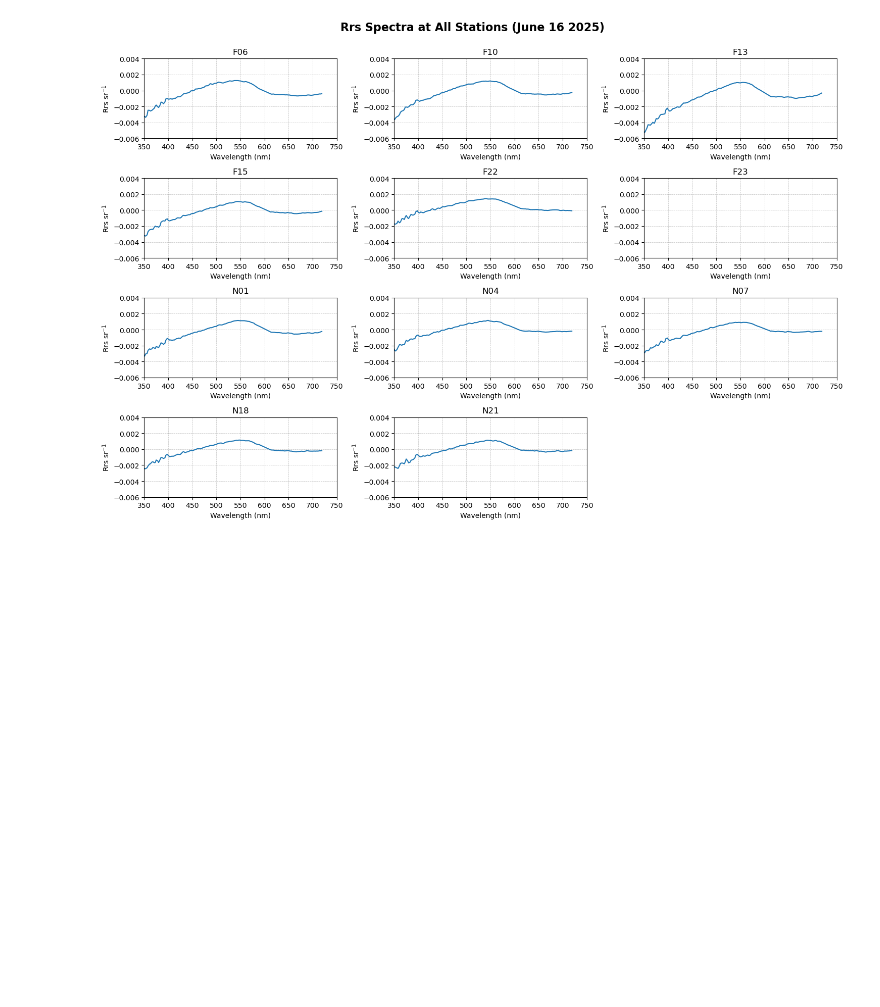
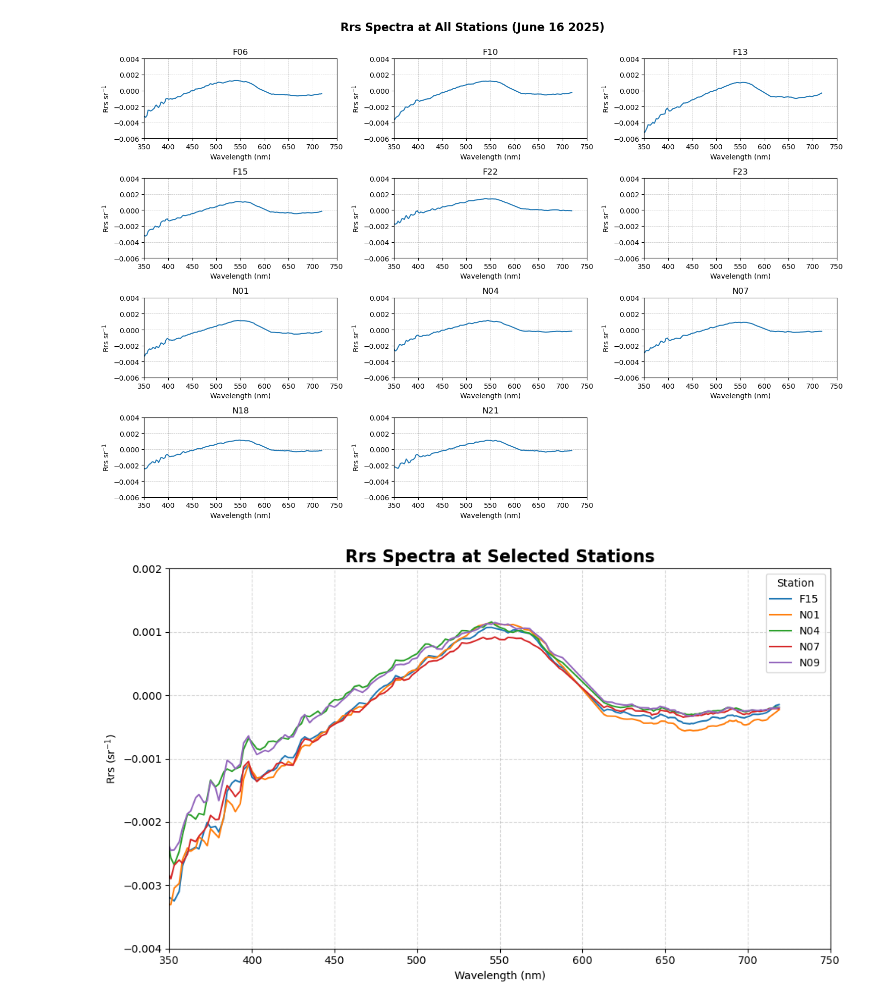
Before and after one commit to fish-pace/2026-proj-phyto-community-structure, a Jupyter notebook: contributor_folders/cassie/Rrs_Mass_Bay.ipynb, the cells around one changed output. Drawn from its saved outputs; the diff is of its cells as text; code cells hidden in the pictures; blank space fills up the shorter version.

```diff
--- a/contributor_folders/cassie/Rrs_Mass_Bay.ipynb
+++ b/contributor_folders/cassie/Rrs_Mass_Bay.ipynb
@@ -219,5 +219,43 @@ fig.savefig("rrs_spectra_all_stations_20250616.png",dpi=300,bbox_inches="tight")
 plt.show()
 # %% [output]
 [figure]
-# %% [markdown]
-##
+# %%
+points = [
+    ("F15", 42.31550, -70.72767),
+    ("N01", 42.41933, -70.86450),
+    ("N04", 42.44383, -70.73650),
+    ("N07", 42.35633, -70.70617),
+    ("N09", 42.36583, -70.77767)
+]
+
+lat_grid = ds["latitude"].values
+lon_grid = ds["longitude"].values
+
+plt.figure(figsize=(10,6))
+
+for name, plat, plon in points:
+
+    dist = np.sqrt((lat_grid - plat)**2 + (lon_grid - plon)**2)
+    y, x = np.unravel_index(dist.argmin(), dist.shape)
+
+    spectrum = ds["Rrs"].isel(number_of_lines=y, pixels_per_line=x)
+
+    spectrum.plot.line(
+        x="wavelength_3d",
+        label=name
+    )
+
+plt.xlabel("Wavelength (nm)")
+plt.ylabel("Rrs (sr$^{-1}$)")
+plt.title("Rrs Spectra at Selected Stations", fontsize=16, fontweight="bold", y=1)
+plt.xlim(350, 750)
+plt.ylim(-0.004, 0.002)
+plt.grid(True, linestyle="--", alpha=0.5)
+plt.legend(title="Station")
+plt.tight_layout()
+
+fig.savefig("rrs_spectra_selected_stations_20250616.png",dpi=300,bbox_inches="tight")
+
+plt.show()
+# %% [output]
+[figure, added]
```
Also changed, not shown: 1 other file.
